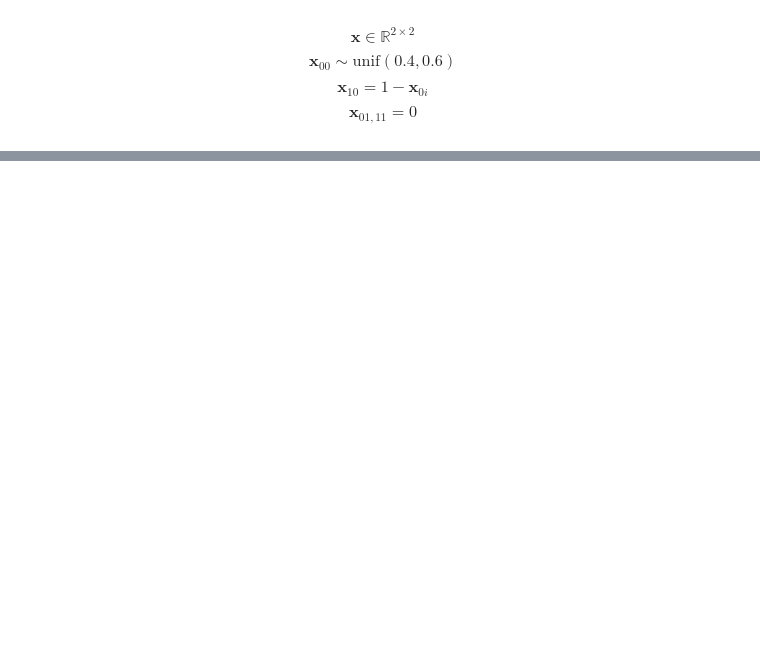
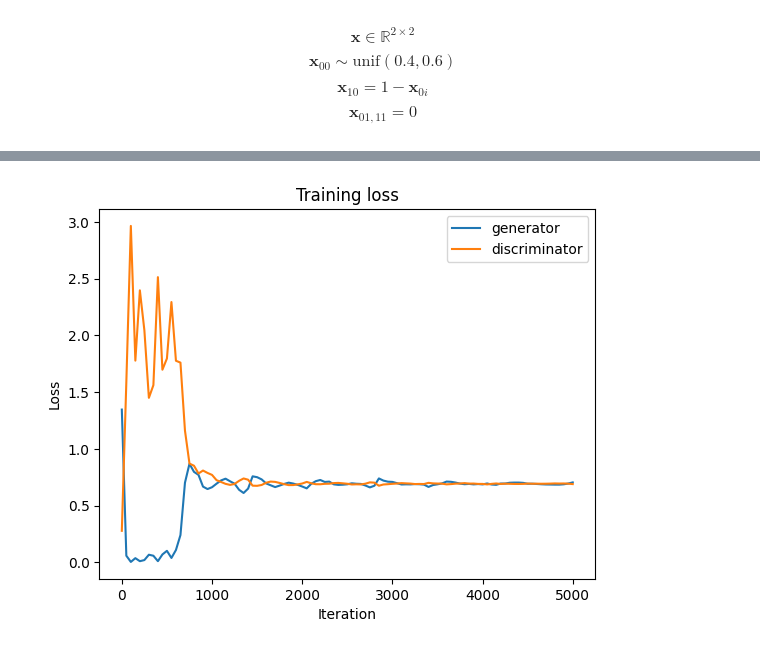
Before and after one commit to Robin-Lai-YY/CPEN400Q-Final-Project, a Jupyter notebook: demo/talk-demo.ipynb, the cells around one changed output, grey strips where cells are left out. Cells and saved outputs as stored; diff of their text form; code cells hidden in the pictures; blank space fills up the shorter version.

```diff
--- a/demo/talk-demo.ipynb
+++ b/demo/talk-demo.ipynb
@@ -97,3 +112,16 @@ gen_params, dis_params = train(10000)
+# %%
+n_samples = 3
+
+plt.title('Training loss')
+plt.ylabel('Loss')
+plt.xlabel('Iteration')
+plt.plot([i for i, _ in g_loss_history], [l for _, l in g_loss_history], label='generator')
+plt.plot([i for i, _ in d_loss_history], [l for _, l in d_loss_history], label='discriminator')
+plt.legend()
+plt.show()
+plt.close()
+# %% [output]
+[figure, added]
 # %%
 gen_key, key = jax.random.split(key)
 d = bar_gan.generate(gen_params, gen_key, 8).reshape(2,4,2,2)
```
Also changed, not shown: parts of 7 cells of this notebook, 2 other files.
